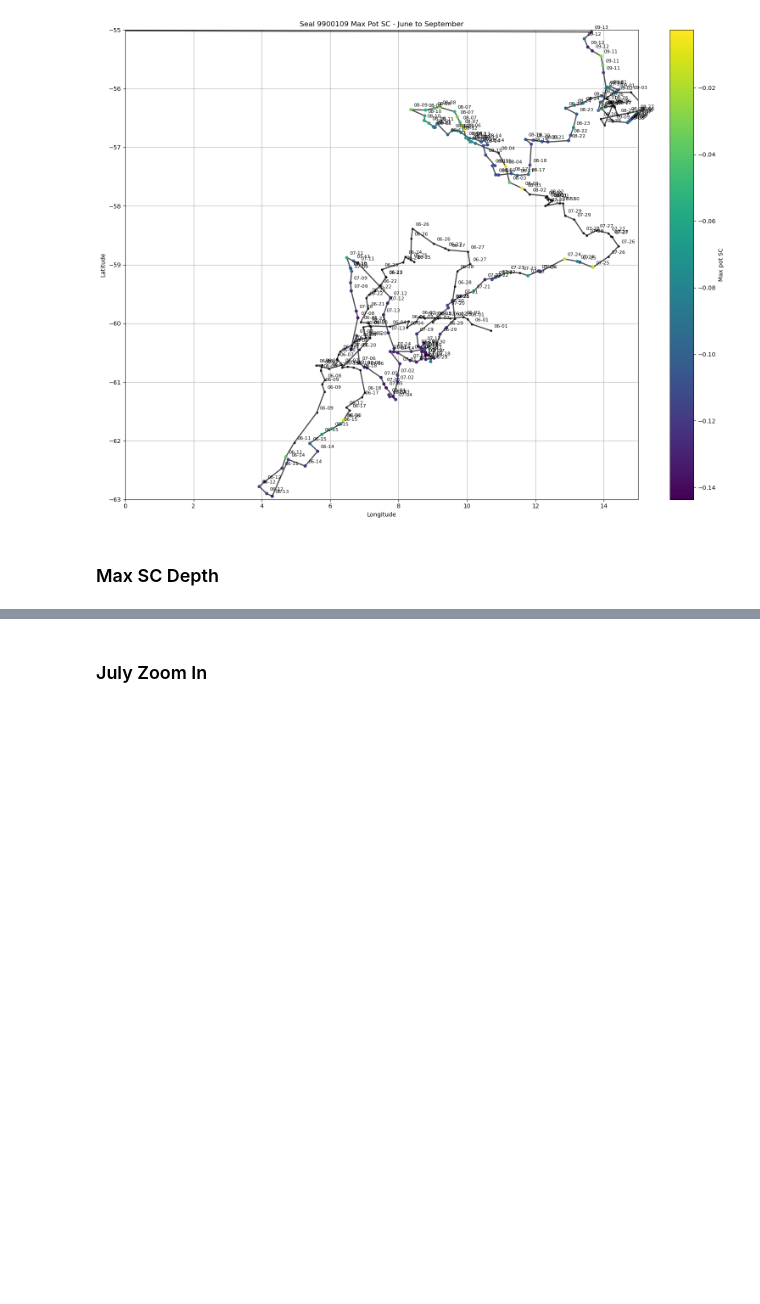
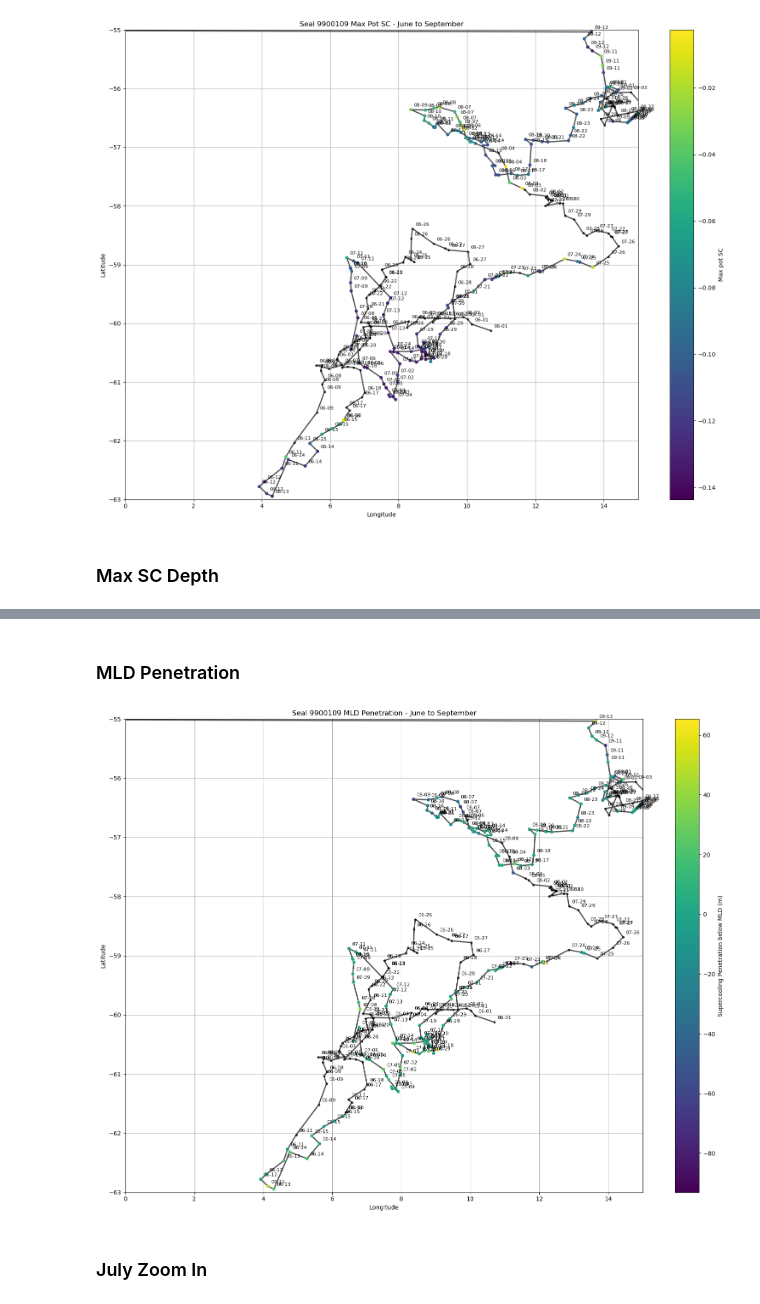
Before and after one commit to marlene-schramm/MSc_data_analysis, a Jupyter notebook: observations_reanalysis/supercooled_profiles_SEAL9900109.ipynb, the cells around one changed output, grey strips where cells are left out. Drawn from its saved outputs; the diff is of its cells as text; code cells hidden in the pictures; blank space fills up the shorter version.

```diff
--- a/observations_reanalysis/supercooled_profiles_SEAL9900109.ipynb
+++ b/observations_reanalysis/supercooled_profiles_SEAL9900109.ipynb
@@ -185,3 +188,43 @@ plt.show()
+# %% [markdown]
+### MLD Penetration
+# %%
+# MOVEMENT OF SEAL WITH MAX POT SC
+
+# Plot
+plt.figure(figsize=(16, 12))
+
+# Draw the path line
+plt.plot(data1_9900109_all_df['lon'], data1_9900109_all_df['lat'], '.-', linewidth=2, alpha=0.7, label='Movement Path', color = "black")
+
+
+# Add scatter points with SC coloring
+mld_penetration = data1_9900109_all_df["bot_ps"] - data1_9900109_all_df["mld"]
+scatter = plt.scatter(data1_9900109_all_df['lon'], data1_9900109_all_df['lat'], c = mld_penetration, cmap='viridis',
+                      s=30, edgecolors='none', zorder=3, label='Locations')
+
+
+# Apply the formatter to the colorbar
+cbar = plt.colorbar(scatter)
+cbar.set_label('Supercooling Penetration below MLD (m)')
+
+# Annotate points with time
+for i, row in data1_9900109_all_df.iterrows():
+    plt.annotate(row['datetimes'].strftime('%m-%d'), (row['lon'], row['lat']),
+                 textcoords="offset points", xytext=(5,5), ha='left', fontsize=8, zorder=4)
+
+# Label axes
+plt.xlabel('Longitude')
+plt.ylabel('Latitude')
+plt.title('Seal 9900109 MLD Penetration - June to September')
+
+plt.xlim(0,15)
+plt.ylim(-63,-55)
+
+plt.grid(True)
+plt.tight_layout()
+plt.show()
+# %% [output]
+[figure, added]
 # %% [markdown]
 ### July Zoom In
 # %%
```
Also changed, not shown: parts of 6 cells of this notebook, 1 other file.
